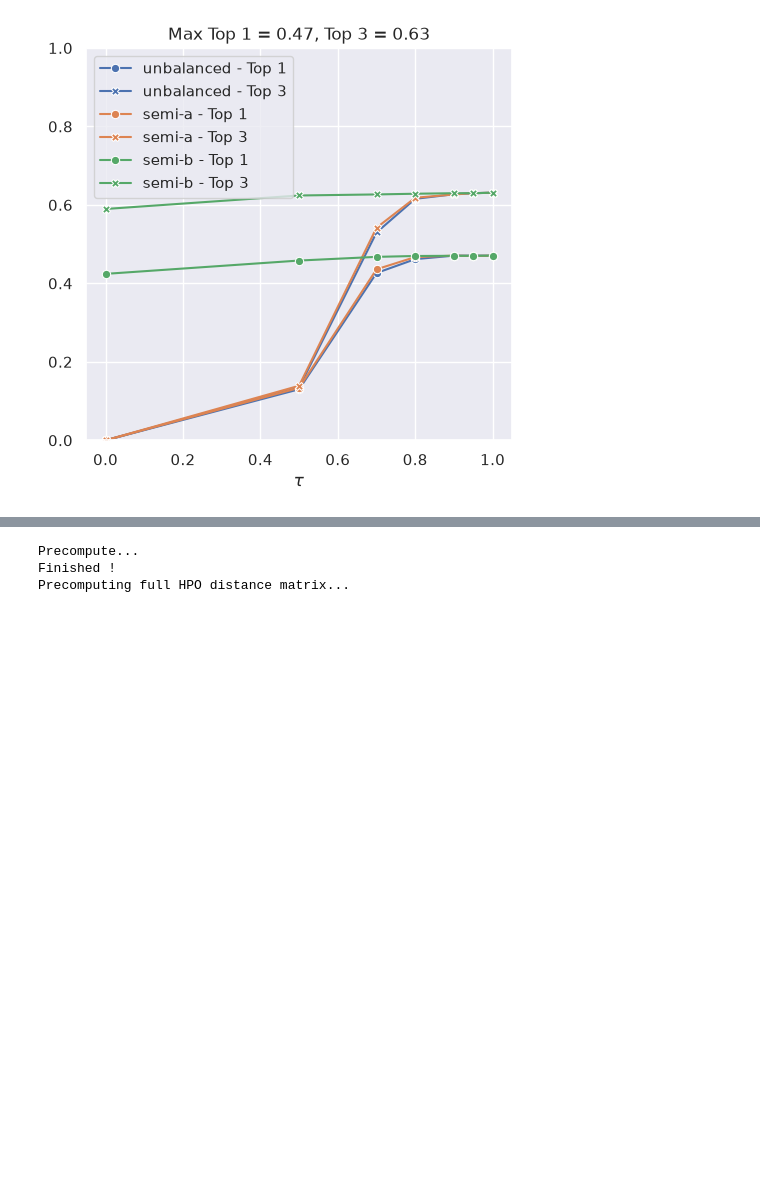
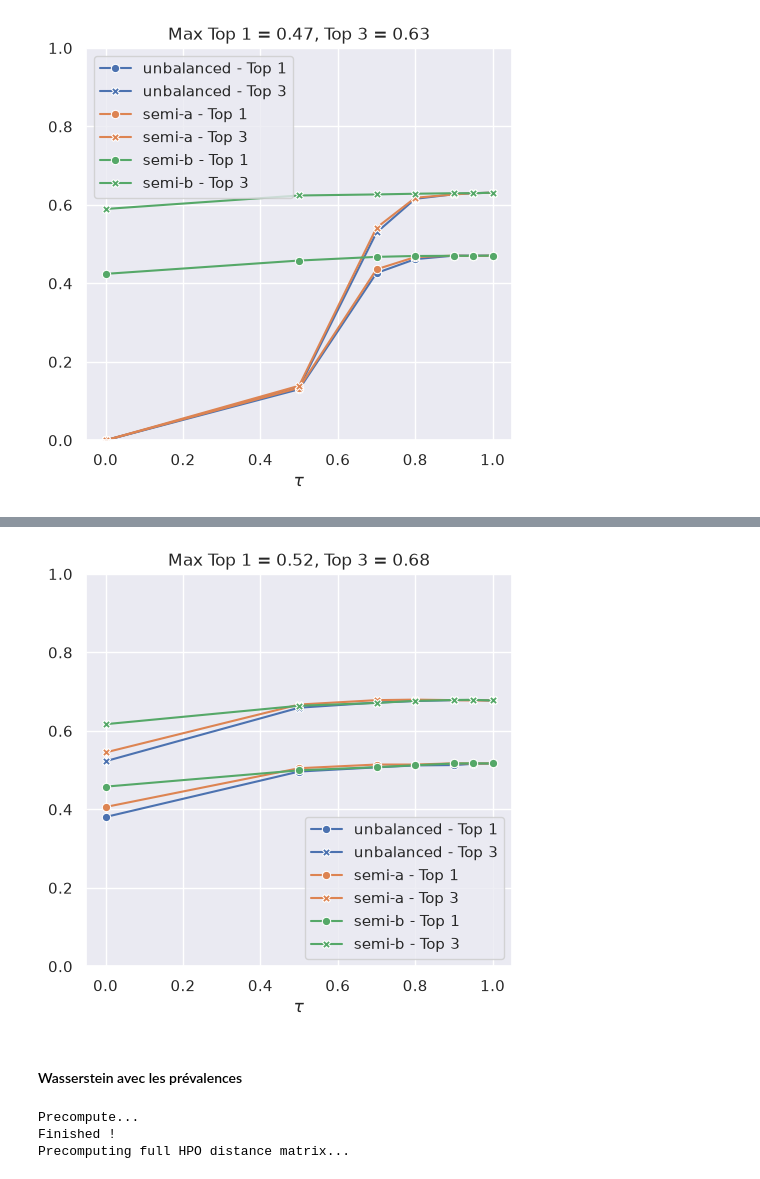
Before and after one commit to averniere/OT_simulation_maladies, a Jupyter notebook: Embeddings/OT_test_couts.ipynb, the cells around one changed output, grey strips where cells are left out. Drawn from its saved outputs; the diff is of its cells as text; code cells hidden in the pictures; blank space fills up the shorter version.

Commit message:
résultats wasserstein deux niveaux unbalanced

```diff
--- a/Embeddings/OT_test_couts.ipynb
+++ b/Embeddings/OT_test_couts.ipynb
@@ -613,3 +641,9 @@ HPO distance matrix: (10646, 10646)
+# %%
+plot_unbalanced(taus, C_wass, epsilon, gt_set2)
+# %% [output]
+[figure, added]
+# %% [markdown]
+#### Wasserstein avec les prévalences
 # %%
 C_wass = compute_costs_matrix_wasserstein2(work_omimF2, work_orphaF2, node2id_w, model, deprecated)
 
```
Also changed, not shown: parts of 6 cells of this notebook, 1 other file.
